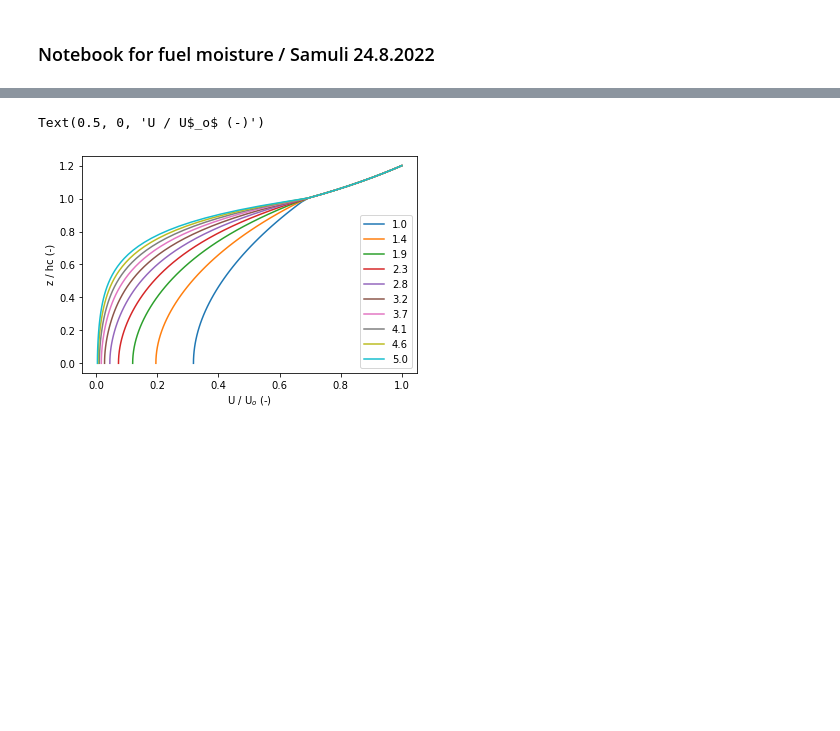
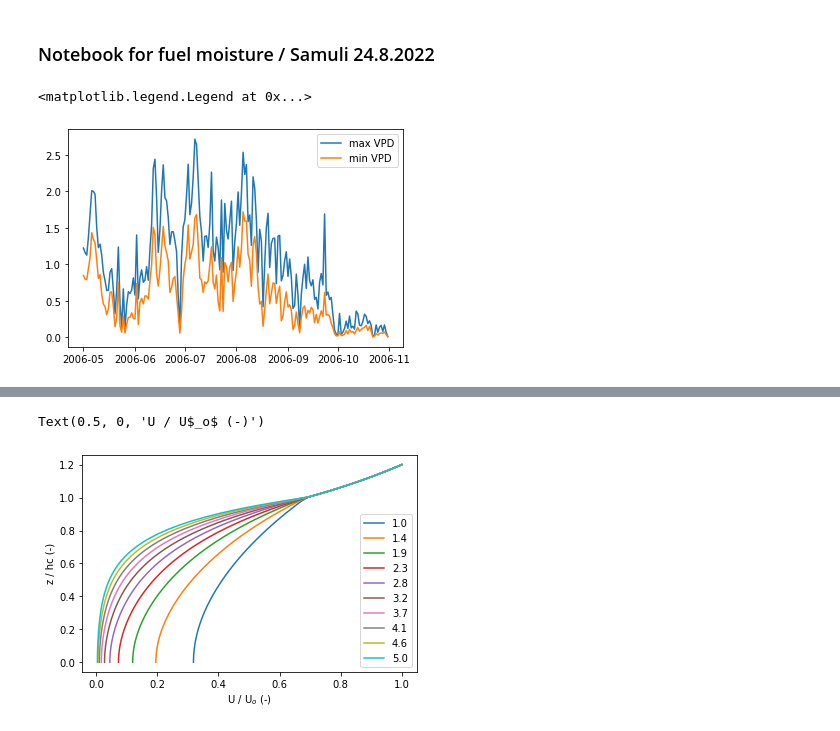
Before and after one commit to slauniainen/FuelMoisture, a Jupyter notebook: FuelMoisture_notes.ipynb, the cells around one changed output, grey strips where cells are left out. Cells and saved outputs as stored; diff of their text form; code cells hidden in the pictures; blank space fills up the shorter version.

```diff
--- a/FuelMoisture_notes.ipynb
+++ b/FuelMoisture_notes.ipynb
@@ -7,0 +10,22 @@ import matplotlib.pyplot as plt
+# %%
+from utils import read_forcing
+ffile = r'Data/Hyytiala/FIHy_forcing_1997_2019.dat'
+
+forc = read_forcing(ffile, '2006-05-01', '2006-10-31')
+
+dforc = forc.resample('1D').mean()
+# %%
+# daily forcing
+dforc = forc.resample('1D').mean()
+dforc['Prec'] = forc['Prec'].resample('1D').sum()*1800 # mm/d
+dforc['Tmax'] = forc['Tair'].resample('1D').max()
+dforc['VPDmax'] = forc['VPD'].resample('1D').max()
+
+dforc['RHmin'] = forc['RH'].resample('1D').min()
+
+plt.plot(dforc['VPDmax'], label='max VPD')
+plt.plot(dforc['VPD'], label= 'min VPD')
+plt.legend()
+# %% [output]
+<matplotlib.legend.Legend at 0x...>
+[figure, added]
```
Also changed, not shown: parts of 15 cells of this notebook, 39 other files.
